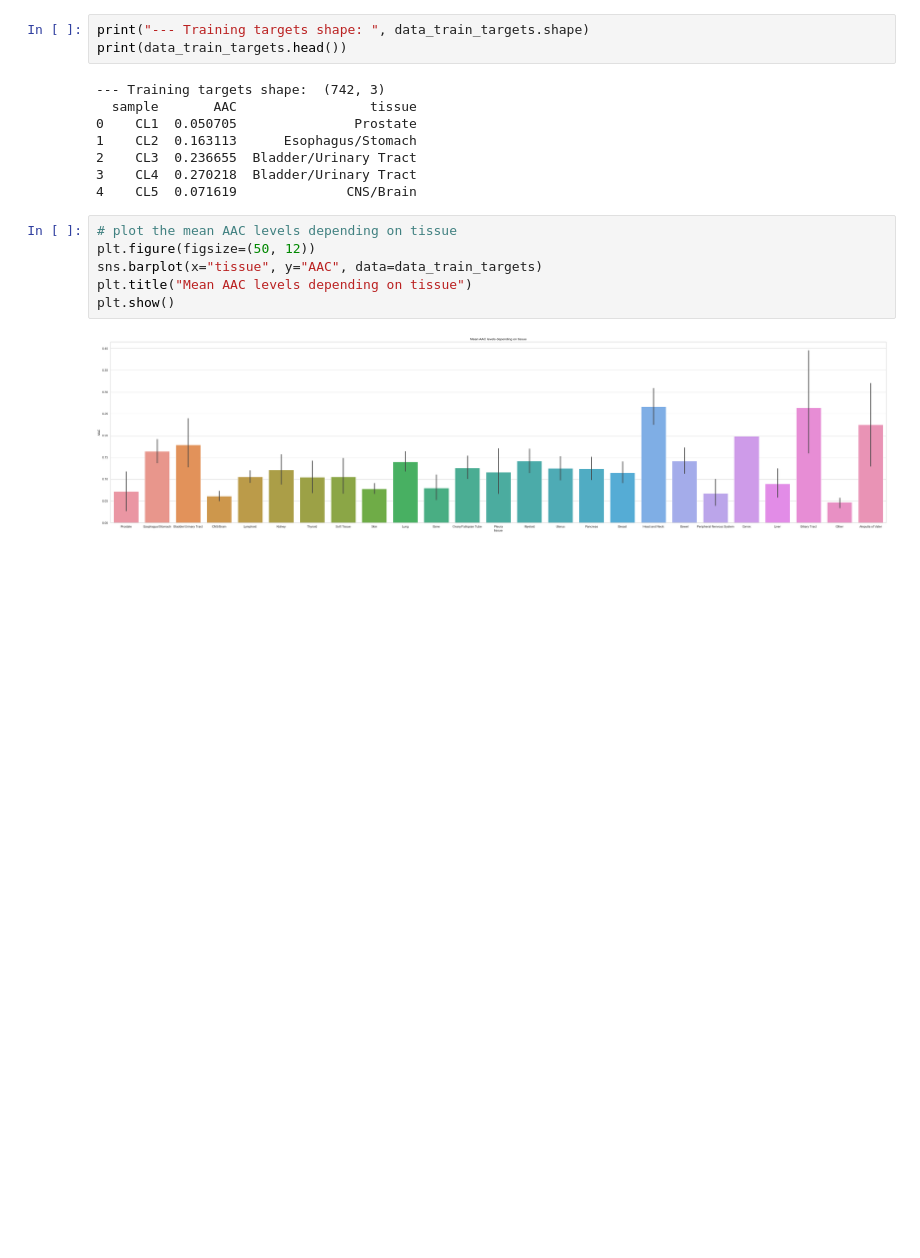
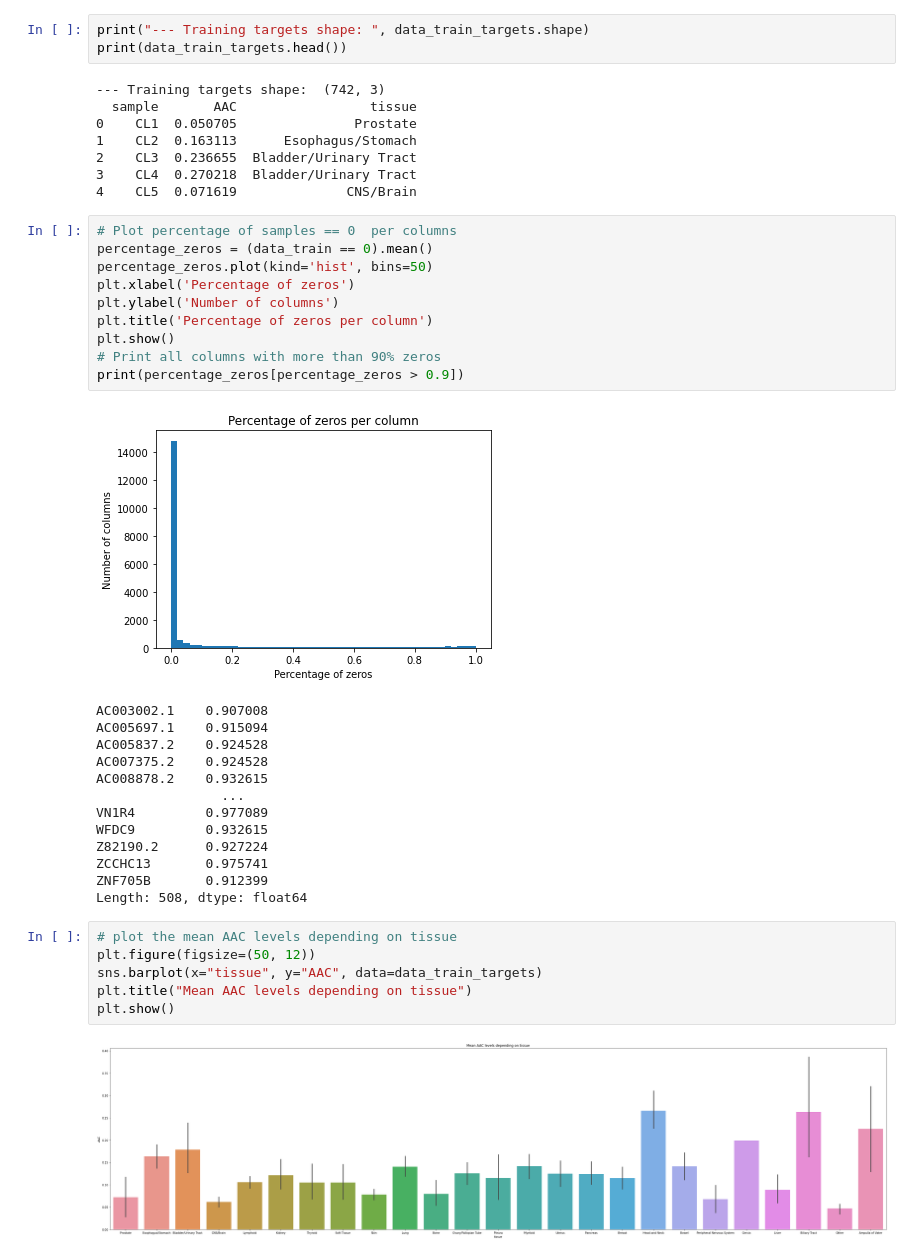
Before and after one commit to oskarboesch/ml-project-2-lol-ml, a Jupyter notebook: src/notebooks/data_exploration.ipynb, the cells around one changed output. Cells and saved outputs as stored; diff of their text form; blank space fills up the shorter version.

```diff
--- a/src/notebooks/data_exploration.ipynb
+++ b/src/notebooks/data_exploration.ipynb
@@ -60,6 +60,30 @@ print(data_train_targets.head())
 2    CL3  0.236655  Bladder/Urinary Tract
 3    CL4  0.270218  Bladder/Urinary Tract
 4    CL5  0.071619              CNS/Brain
+# %%
+# Plot percentage of samples == 0  per columns
+percentage_zeros = (data_train == 0).mean()
+percentage_zeros.plot(kind='hist', bins=50)
+plt.xlabel('Percentage of zeros')
+plt.ylabel('Number of columns')
+plt.title('Percentage of zeros per column')
+plt.show()
+# Print all columns with more than 90% zeros
+print(percentage_zeros[percentage_zeros > 0.9])
+# %% [output]
+[figure, added]
+AC003002.1    0.907008
+AC005697.1    0.915094
+AC005837.2    0.924528
+AC007375.2    0.924528
+AC008878.2    0.932615
+                ...
+VN1R4         0.977089
+WFDC9         0.932615
+Z82190.2      0.927224
+ZCCHC13       0.975741
+ZNF705B       0.912399
+Length: 508, dtype: float64
 # %%
 # plot the mean AAC levels depending on tissue
 plt.figure(figsize=(50, 12))
```
Also changed, not shown: parts of 1 cell of this notebook, 4 other files.
